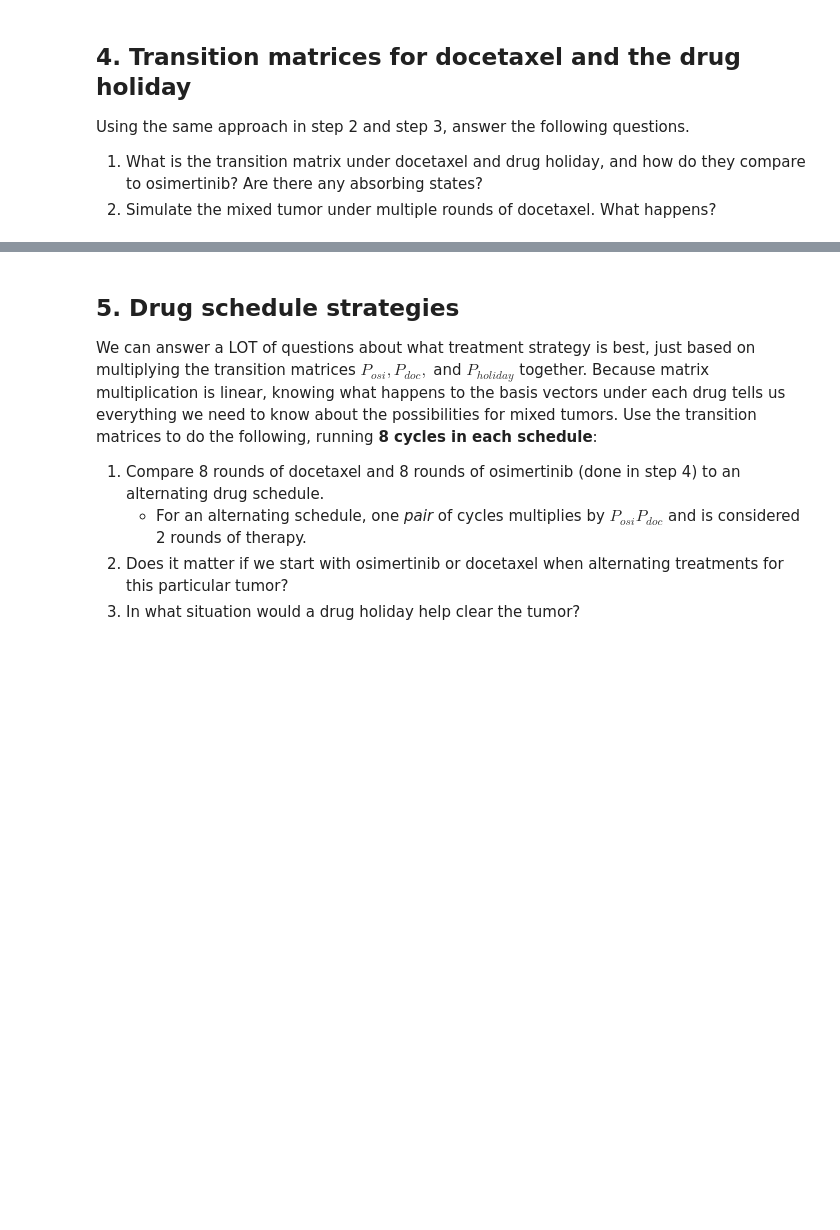
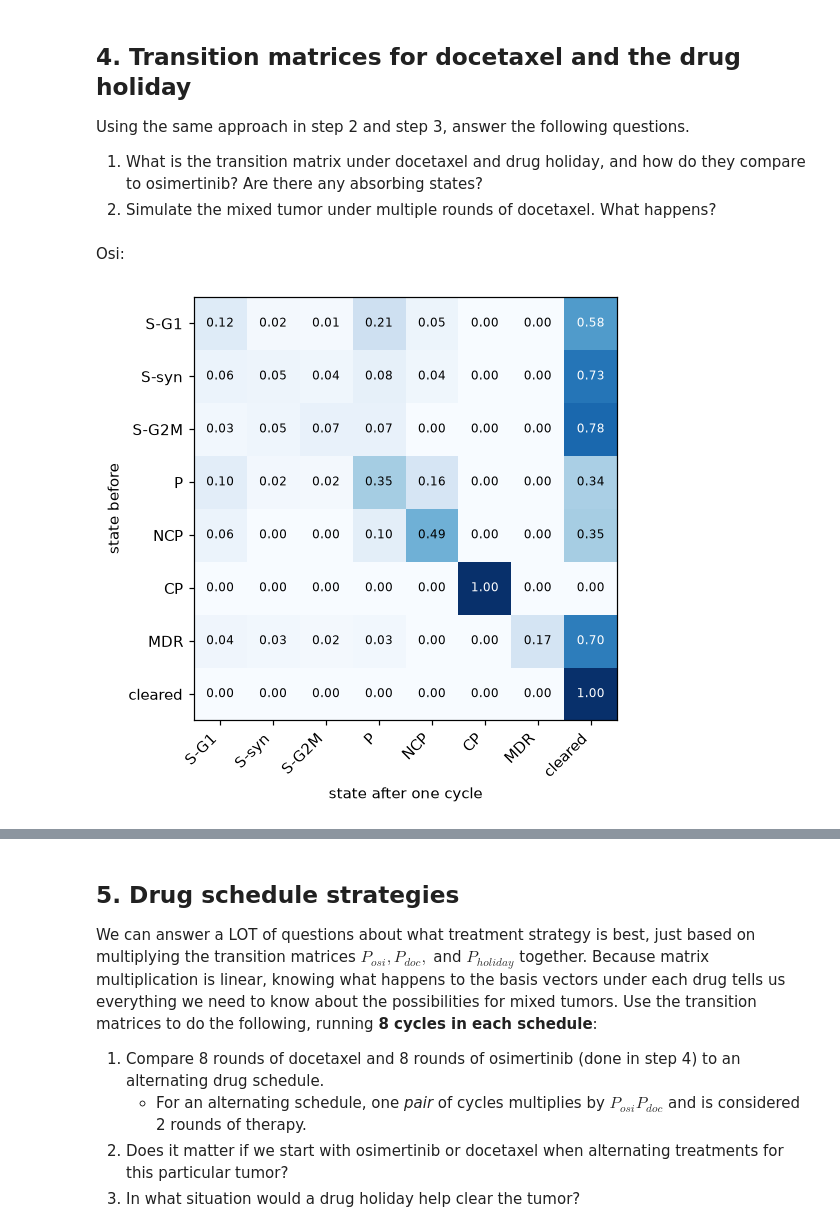
Before and after one commit to ajkrays/UU_F26_templates, a Jupyter notebook: Week10/thursday_lab/Lab09_markov_chain.ipynb, the cells around one changed output, grey strips where cells are left out. Cells and saved outputs as stored; diff of their text form; code cells hidden in the pictures; blank space fills up the shorter version.

```diff
--- a/Week10/thursday_lab/Lab09_markov_chain.ipynb
+++ b/Week10/thursday_lab/Lab09_markov_chain.ipynb
@@ -240,10 +392,29 @@ Using the same approach in step 2 and step 3, answer the following questions.
 # %%
 ##Add code here
 # keep these as 8x8 numpy arrays (with the cleared row): the random walks index rows by position
-P_osi = P_hat.to_numpy()
+P_osi = P_hat
 
-P_doc = ...       # TODO
+doc = cells[cells["experiment"] == "docetaxel"]
+at_A = doc[doc.timepoint == "A"][["lineage_tag", "state"]]
+at_B = doc[doc.timepoint == "B"][["lineage_tag", "state"]]
+pairs = pd.merge(at_A, at_B, on="lineage_tag", how="left", suffixes=("_A", "_B"))
+pairs["state_B"] = pairs["state_B"].fillna("cleared")
+counts = (pd.crosstab(pairs.state_A, pairs.state_B)
+            .reindex(index=STATES, columns=OUTCOMES, fill_value=0))
+P_doc = counts.div(counts.sum(axis=1), axis=0)
 
-P_holiday = ...   # TODO
+holiday = cells[cells["experiment"] == "untreated"]
+at_A = holiday[holiday.timepoint == "A"][["lineage_tag", "state"]]
+at_B = holiday[holiday.timepoint == "B"][["lineage_tag", "state"]]
+pairs = pd.merge(at_A, at_B, on="lineage_tag", how="left", suffixes=("_A", "_B"))
+pairs["state_B"] = pairs["state_B"].fillna("cleared")
+counts = (pd.crosstab(pairs.state_A, pairs.state_B)
+            .reindex(index=STATES, columns=OUTCOMES, fill_value=0))
+P_hol = counts.div(counts.sum(axis=1), axis=0)
+# %% [markdown]
+Osi:
 # %%
 #Plot the transition matrices for docetaxel and the drug holiday.
+show_matrix(P_osi)
+# %% [output]
+[figure, added]
```
Also changed, not shown: parts of 117 cells of this notebook.
